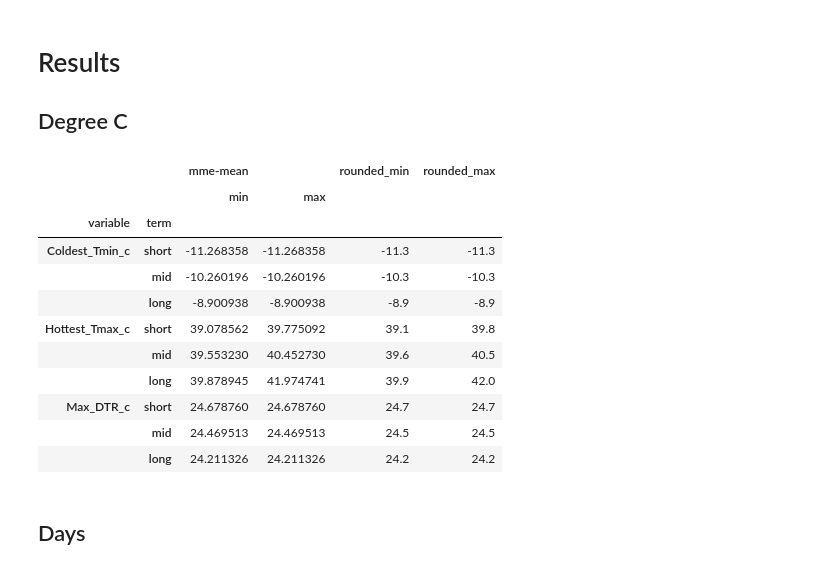
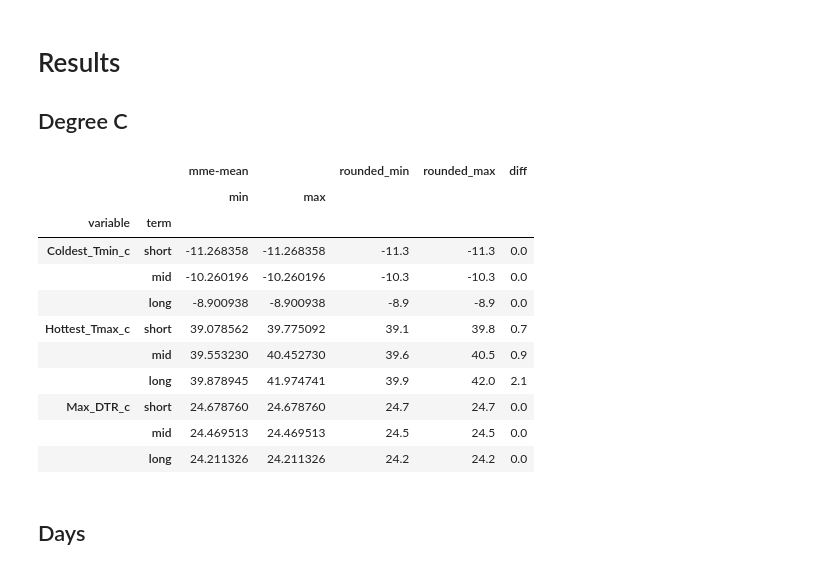
Before and after one commit to eugpoon/casi, a Jupyter notebook: center_casi_projections.ipynb, the cells around one changed output. Saved outputs shown, nothing was run; the diff lists cells and outputs as text; code cells hidden in the pictures.

```diff
--- a/center_casi_projections.ipynb
+++ b/center_casi_projections.ipynb
@@ -71,6 +70,8 @@ path = 'updated_extremes'
 center = 'LARC'.upper()
 # Flag to use only 2020-2099
 only_future = True
+# Scenarios
+ssp = ['ssp126', 'ssp245', 'ssp370']
 # %%
 # DO NOT CHANGE THIS CELL
 ##################################
@@ -130,29 +103,25 @@ Available: ['ssp126', 'ssp245', 'ssp370', 'ssp585']
 # %% [markdown]
 # Get Files/Data
 # %%
-def get_files(path: str, center: str, variables: list = None):
+def get_files(path: str, center: str):
     '''
     Returns list of filenames in a directory that contain a specific string.
 
     Args:
         path: the path to the data directory to search
         center: the NASA center name in the filename
-        variables: optional list of variables to filter files (default: None)
     '''
     # Check if the provided center is valid
     if center not in centers:
         raise ValueError(f'{center} not in {centers}')
 
     # Get all csv files in the directory that contain the center name
-    files = [os.path.join(path, f) for f in os.listdir(path)
-             if center in f and 'ssp585' not in f and f.endswith('.csv')]
-
-    # If provided, filter files that contain any of the variables
-    return files if not variables else [f for f in files if any(v in f for v in variables)]
+    return [os.path.join(path, f) for f in os.listdir(path)
+             if center in f and any(s in f for s in ssp) and f.endswith('.csv')]
 
 def check_df_consistency(df_list: list[pd.DataFrame]):
     '''
-    Returns T/F if all dataframes in the list have the same shape and columns.
+    Returns T/F if all dataframes in the list have the same column names and index values.
 
     Args:
         df_list: List of pandas DataFrames to check
@@ -160,12 +129,12 @@ def check_df_consistency(df_list: list[pd.DataFrame]):
     if not df_list:
         return False
 
-    # Get reference shape and columns from the first dataframe
-    ref_shape, ref_cols = df_list[0].shape, list(df_list[0].columns)
+    # Get reference column names and index values from the first dataframe
+    ref_cols, ref_index = list(df_list[0].columns), list(df_list[0].index)
 
-    # Check if all other dataframes have the same shape and columns
-    return all(df.shape == ref_shape and list(df.columns) == ref_cols for df in df_list[1:])
-
+    # Check if all other dataframes have the same column names and index values
+    return all(list(df.columns) == ref_cols and list(df.index) == ref_index
+               for df in df_list[1:])
 
 def label_term(year: int):
     '''
@@ -191,11 +160,12 @@ def preprocess(filename: str, only_future: bool = True):
     # Extract variable name from the filename
     name = filename.split('/')[-1][:-4].split('_')
     var = '_'.join(name[:-2])
+    # print(name[1])
 
     # Add new columns: term, scenario, and variable
     df.insert(0, 'term', df.years.apply(label_term))
     df.insert(0, 'scenario', name[-1])
-    df.insert(0, 'variable', var + ('_c' if var in temp_c else '_d'))
+    df.insert(0, 'variable', var + ('_d' if any(d in filename for d in day_unit) else '_c'))
 
     # Explode the 'term' column (in case a year belongs to multiple terms)
     df = df.explode('term')
@@ -259,11 +227,11 @@ memory usage: 806.5+ KB
 # %% [markdown]
 # Calculations
 # %%
+# Extract column names
+mme = list(df.filter(regex='mme-').columns)
+models = list(df.columns.drop(cols+mme+['years']))
+
 # Calculate average for each term
-cols = ['variable', 'scenario', 'term']
-# term_mme = df.groupby(cols)[mme].mean().reset_index(
-# ).sort_values(cols, ascending=[1, 1, 0], ignore_index=True)
-
 # Calculate term-wise statistics
 # For variables ending with '_d', use median
 # For variables ending with '_c', use mean
@@ -374,27 +322,28 @@ display(change.head(2))
 # %%
 # Degrees C
 agg_c = (term_mme[term_mme.variable.str.endswith('_c')]
           .groupby(['variable', 'term'])
           .agg({'mme-mean': [np.min, np.max]})
           .sort_values(by=['variable', 'term'], axis=0, ascending=[1, 0]))
 
 agg_c['rounded_min'] = agg_c[('mme-mean', 'min')].round(1)
 agg_c['rounded_max'] = agg_c[('mme-mean', 'max')].round(1)
+agg_c['diff'] = (agg_c[('mme-mean', 'max')] - agg_c[('mme-mean', 'min')]).round(1)
 
 agg_c
 # %% [output]
-|  |  | mme-mean |  | rounded_min | rounded_max |
-|  |  | min | max |  |  |
-| variable | term |  |  |  |  |
-| Coldest_Tmin_c | short | -11.268358 | -11.268358 | -11.3 | -11.3 |
-|  | mid | -10.260196 | -10.260196 | -10.3 | -10.3 |
-|  | long | -8.900938 | -8.900938 | -8.9 | -8.9 |
-| Hottest_Tmax_c | short | 39.078562 | 39.775092 | 39.1 | 39.8 |
-|  | mid | 39.553230 | 40.452730 | 39.6 | 40.5 |
-|  | long | 39.878945 | 41.974741 | 39.9 | 42.0 |
-| Max_DTR_c | short | 24.678760 | 24.678760 | 24.7 | 24.7 |
-|  | mid | 24.469513 | 24.469513 | 24.5 | 24.5 |
-|  | long | 24.211326 | 24.211326 | 24.2 | 24.2 |
+|  |  | mme-mean |  | rounded_min | rounded_max | diff |
+|  |  | min | max |  |  |  |
+| variable | term |  |  |  |  |  |
+| Coldest_Tmin_c | short | -11.268358 | -11.268358 | -11.3 | -11.3 | 0.0 |
+|  | mid | -10.260196 | -10.260196 | -10.3 | -10.3 | 0.0 |
+|  | long | -8.900938 | -8.900938 | -8.9 | -8.9 | 0.0 |
+| Hottest_Tmax_c | short | 39.078562 | 39.775092 | 39.1 | 39.8 | 0.7 |
+|  | mid | 39.553230 | 40.452730 | 39.6 | 40.5 | 0.9 |
+|  | long | 39.878945 | 41.974741 | 39.9 | 42.0 | 2.1 |
+| Max_DTR_c | short | 24.678760 | 24.678760 | 24.7 | 24.7 | 0.0 |
+|  | mid | 24.469513 | 24.469513 | 24.5 | 24.5 | 0.0 |
+|  | long | 24.211326 | 24.211326 | 24.2 | 24.2 | 0.0 |
 # %% [markdown]
 ## Days
 # %%
```
Also changed, not shown: parts of 16 cells of this notebook.
